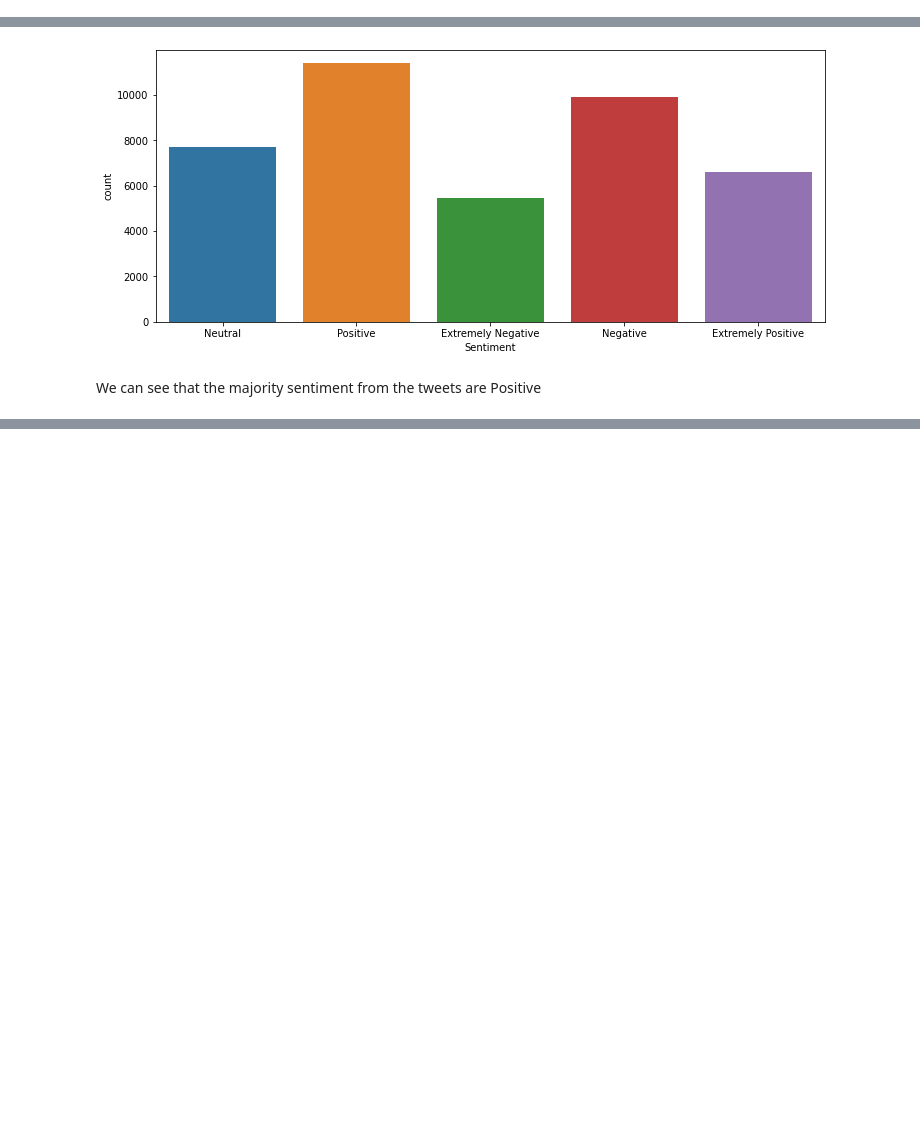
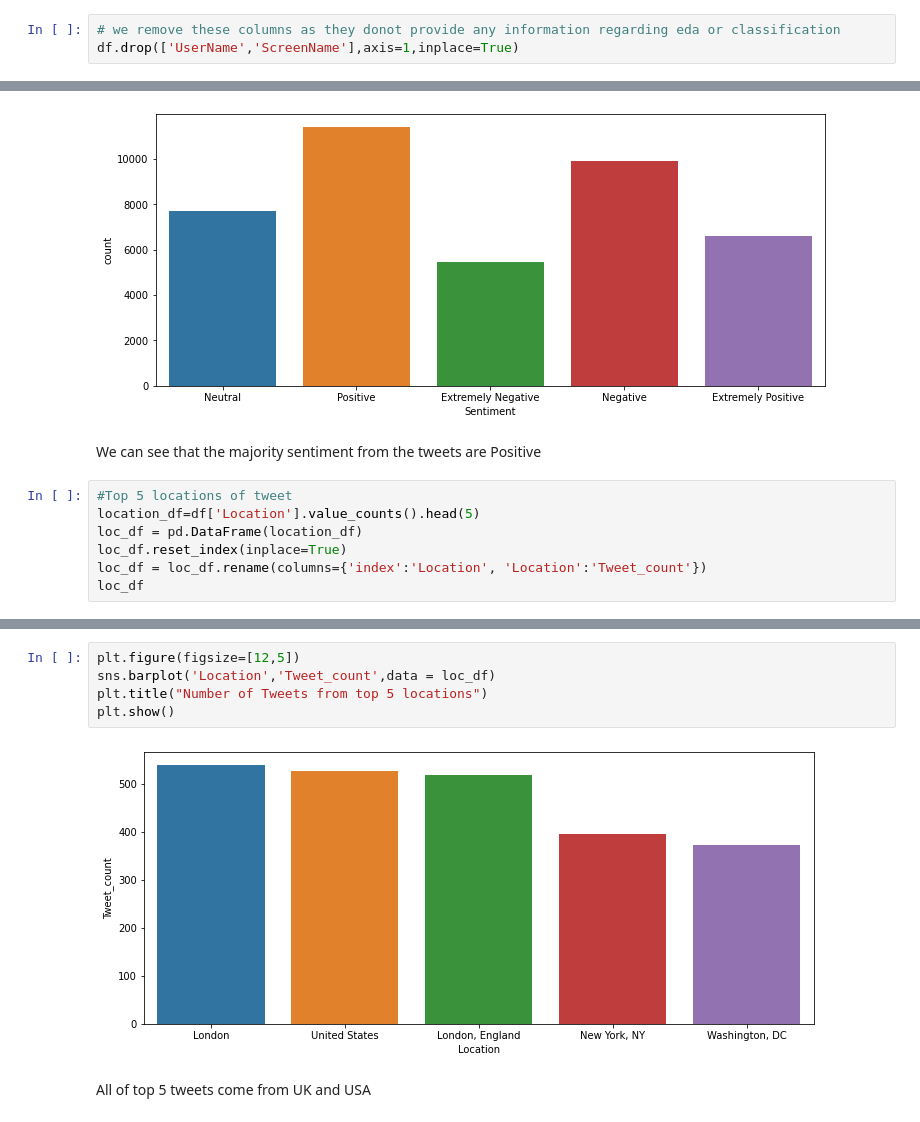
Before and after one commit to Nakulpradeep94/Coronavirus-Tweet-Sentiment-Analysis, a Jupyter notebook: Coronavirus_Tweet_Sentiment_Analysis_Capstone_Project.ipynb, the cells around one changed output, grey strips where cells are left out. Cells and saved outputs as stored; diff of their text form; blank space fills up the shorter version.

```diff
--- a/Coronavirus_Tweet_Sentiment_Analysis_Capstone_Project.ipynb
+++ b/Coronavirus_Tweet_Sentiment_Analysis_Capstone_Project.ipynb
@@ -170,3 +153,6 @@ len(df[df.duplicated()])
 0
 # %% [markdown]
 We can see from above that there are no duplicate rows for the given dataset
+# %%
+# we remove these columns as they donot provide any information regarding eda or classification
+df.drop(['UserName','ScreenName'],axis=1,inplace=True)
@@ -179,3 +176,10 @@ sns.countplot(df['Sentiment'])
 [figure]
 # %% [markdown]
 We can see that the majority sentiment from the tweets are Positive
+# %%
+#Top 5 locations of tweet
+location_df=df['Location'].value_counts().head(5)
+loc_df = pd.DataFrame(location_df)
+loc_df.reset_index(inplace=True)
+loc_df = loc_df.rename(columns={'index':'Location', 'Location':'Tweet_count'})
+loc_df
@@ -181,0 +193,9 @@ We can see that the majority sentiment from the tweets are Positive
+# %%
+plt.figure(figsize=[12,5])
+sns.barplot('Location','Tweet_count',data = loc_df)
+plt.title("Number of Tweets from top 5 locations")
+plt.show()
+# %% [output]
+[figure, added]
+# %% [markdown]
+All of top 5 tweets come from UK and USA
```
Also changed, not shown: parts of 22 cells of this notebook.
